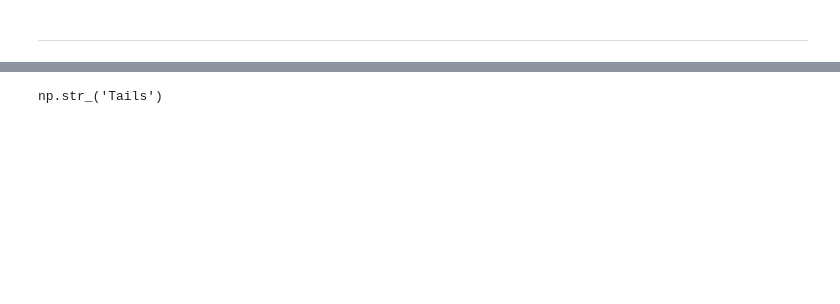
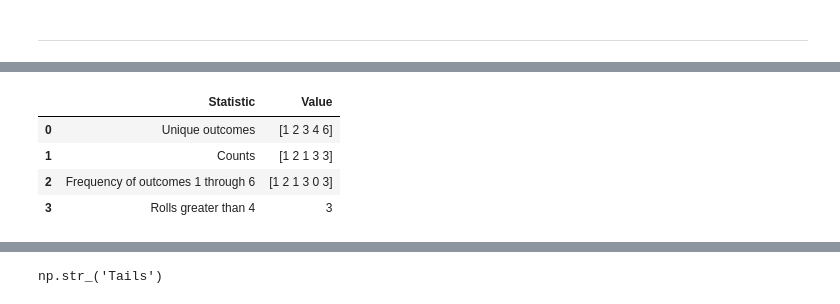
Before and after one commit to kyleduongg/introduction-to-simulation, a Jupyter notebook: introductiontosimulation.ipynb, the cells around one changed output, grey strips where cells are left out. Drawn from its saved outputs; the diff is of its cells as text; code cells hidden in the pictures; blank space fills up the shorter version.

```diff
--- a/introductiontosimulation.ipynb
+++ b/introductiontosimulation.ipynb
@@ -76,0 +357,36 @@ import pandas as pd
+# %%
+# Example die-roll results
+rolls = np.array([1, 2, 2, 3, 4, 4, 4, 6, 6, 6])
+
+# Identify unique outcomes and their counts
+values, counts = np.unique(rolls, return_counts=True)
+
+# Count occurrences of each integer from 0 through 6
+frequency = np.bincount(rolls, minlength=7)
+
+# Count how many rolls were greater than 4
+rolls_above_four = np.count_nonzero(rolls > 4)
+
+# Display results in a table
+results_table = pd.DataFrame({
+    "Statistic": [
+        "Unique outcomes",
+        "Counts",
+        "Frequency of outcomes 1 through 6",
+        "Rolls greater than 4"
+    ],
+    "Value": [
+        str(values),
+        str(counts),
+        str(frequency[1:]),
+        rolls_above_four
+    ]
+})
+
+display(results_table)
+# %% [output]
+|  | Statistic | Value |
+| 0 | Unique outcomes | [1 2 3 4 6] |
+| 1 | Counts | [1 2 1 3 3] |
+| 2 | Frequency of outcomes 1 through 6 | [1 2 1 3 0 3] |
+| 3 | Rolls greater than 4 | 3 |
```
Also changed, not shown: parts of 120 cells of this notebook.
